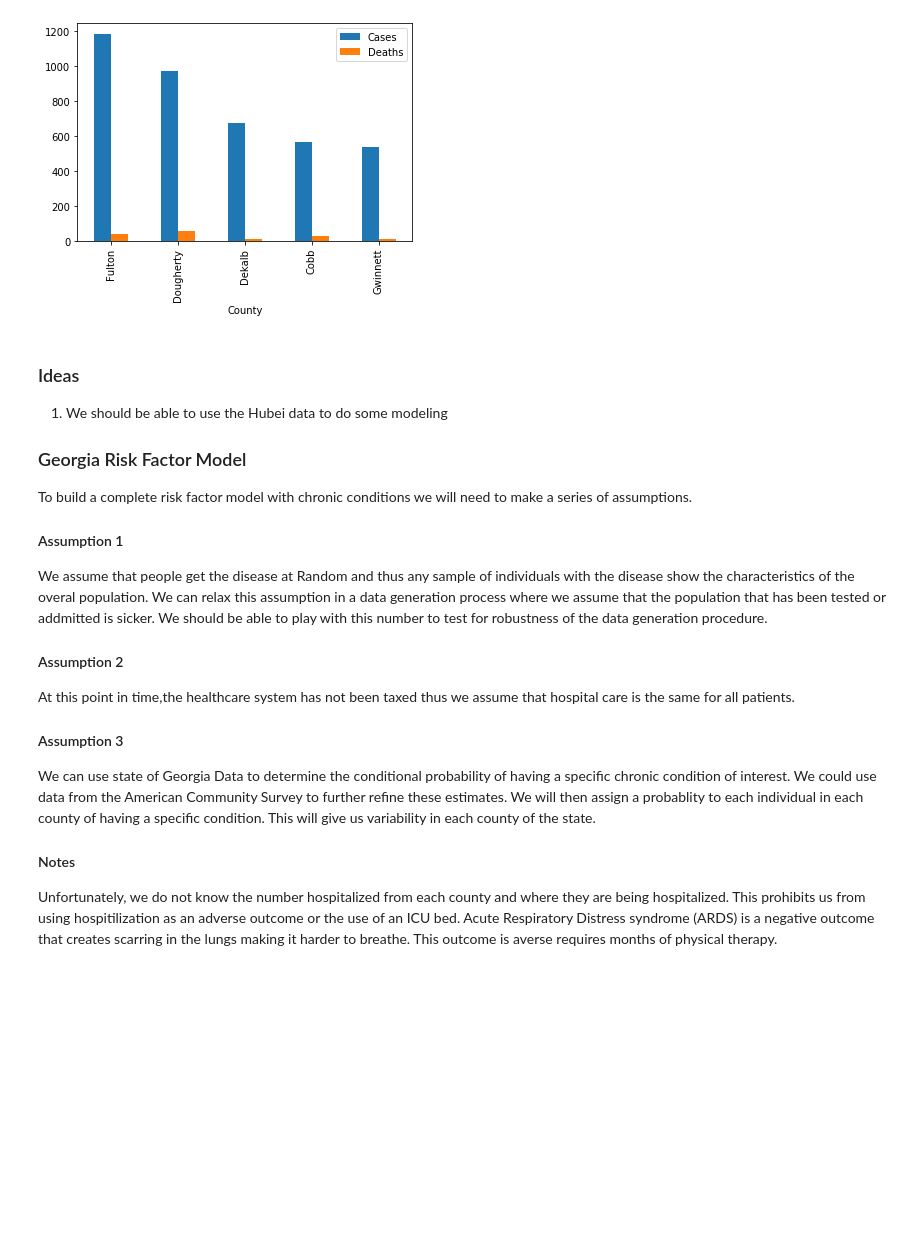
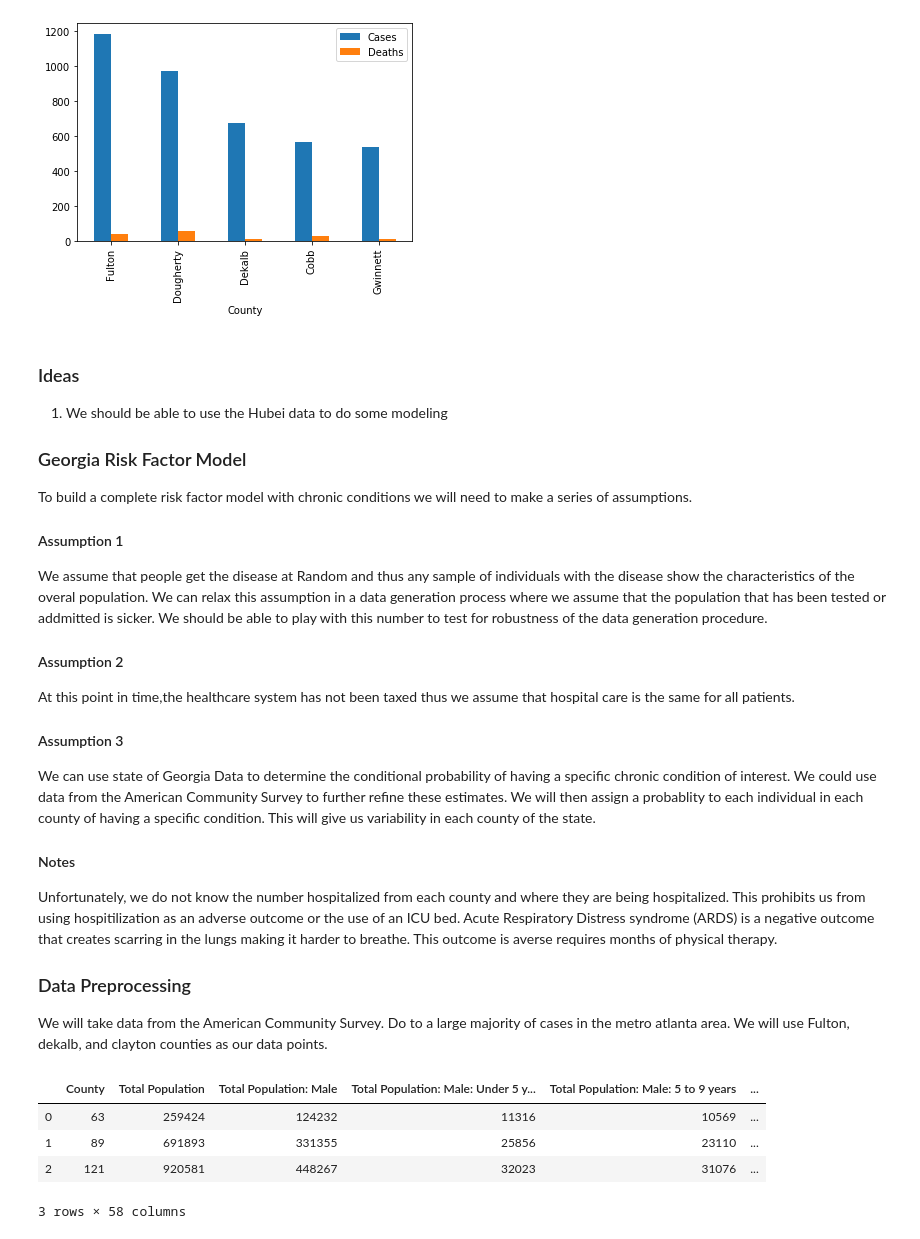
Before and after one commit to jemorgan1000/Regression_Final_Project, a Jupyter notebook: Notebooks/Preliminary_Analysis.ipynb, the cells around one changed output. Saved outputs shown, nothing was run; the diff lists cells and outputs as text; code cells hidden in the pictures; blank space fills up the shorter version.

```diff
--- a/Notebooks/Preliminary_Analysis.ipynb
+++ b/Notebooks/Preliminary_Analysis.ipynb
@@ -172,3 +172,22 @@ We can use state of Georgia Data to determine the conditional probability of hav
 
 #### Notes
 Unfortunately, we do not know the number hospitalized from each county and where they are being hospitalized. This prohibits us from using hospitilization as an adverse outcome or the use of an ICU bed. Acute Respiratory Distress syndrome (ARDS) is a negative outcome that creates scarring in the lungs making it harder to breathe. This outcome is averse requires months of physical therapy.
+
+### Data Preprocessing
+We will take data from the American Community Survey. Do to a large majority of cases in the metro atlanta area. We will use Fulton, dekalb, and clayton counties as our data points.
+# %%
+census_path = osp.join(data_path, 'census_2010.csv')
+census_df = pd.read_csv(census_path)
+census_df = census_df.groupby("County").sum()
+census_df.reset_index(inplace=True)
+drop_cols = [
+       'Area (Land)', 'Area (Water)', 'Summary Level', 'Geographic Component',
+       'Region', 'Division', 'FIPS', 'State (FIPS)', 'Census Tract',"Block", 'Total Population.1',]
+census_df.drop(columns = drop_cols,inplace=True)
+census_df.head()
+# %% [output]
+|  | County | Total Population | Total Population: Male | Total Population: Male: Under 5 y... | Total Population: Male: 5 to 9 years | ... |
+| 0 | 63 | 259424 | 124232 | 11316 | 10569 | ... |
+| 1 | 89 | 691893 | 331355 | 25856 | 23110 | ... |
+| 2 | 121 | 920581 | 448267 | 32023 | 31076 | ... |
+3 rows × 58 columns
```
Also changed, not shown: parts of 6 cells of this notebook, 6 other files.
